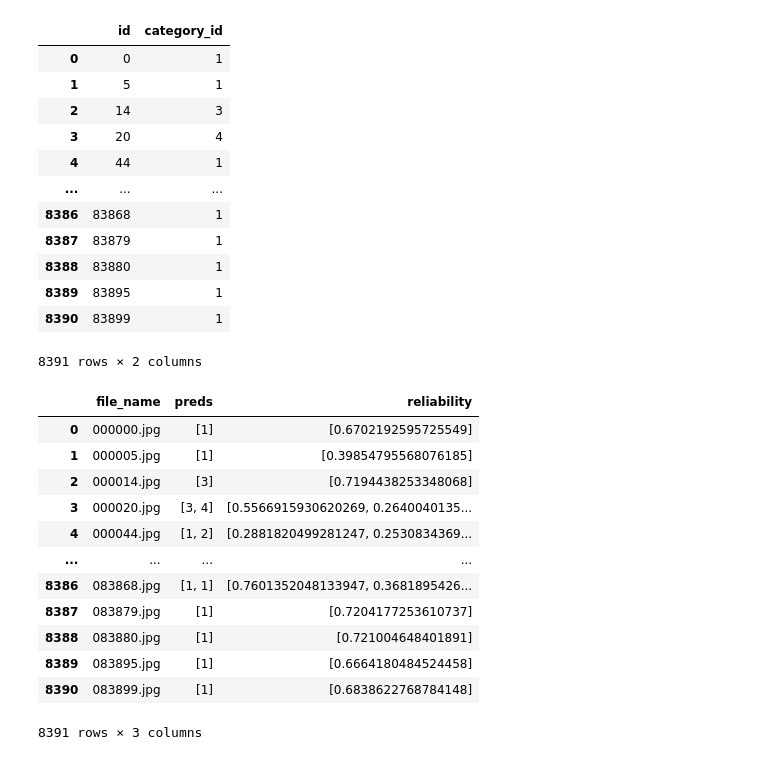
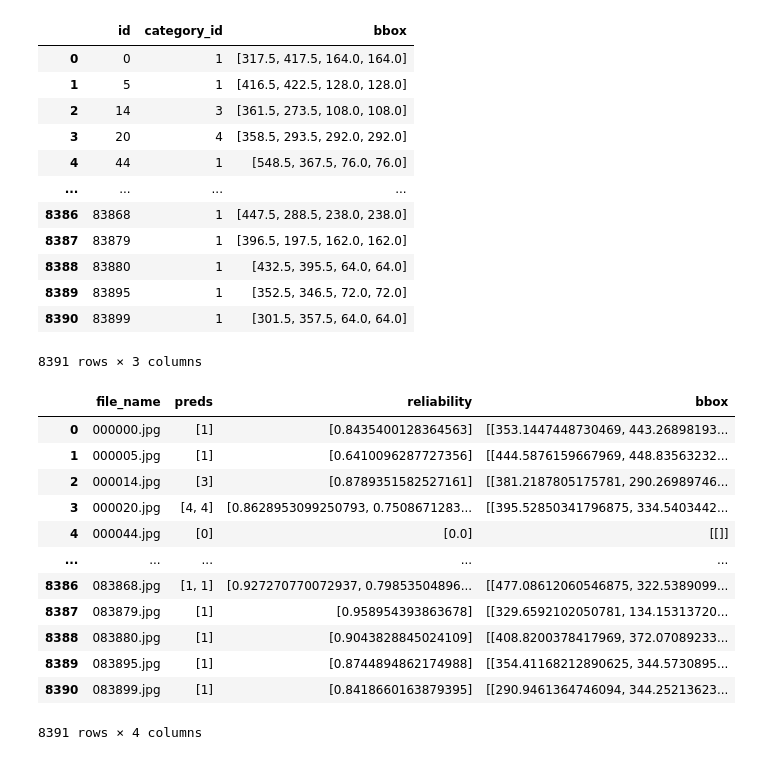
Before and after one commit to a5chin/AMED, a Jupyter notebook: notebook/confusion_matrix.ipynb, the cells around one changed output. Saved outputs shown, nothing was run; the diff lists cells and outputs as text; code cells hidden in the pictures.

```diff
--- a/notebook/confusion_matrix.ipynb
+++ b/notebook/confusion_matrix.ipynb
@@ -8,7 +10,7 @@ import seaborn as sns; sns.set()
 class Matrix:
     def __init__(self,
         data_file: str=r'//aka/work/hara.e/AMED/lib/dataset/annotations/test.json',
-        preds_file: str=r'//aka/work/hara.e/AMED/YOLOX4/YOLOX_outputs/amed/metric.json',
+        preds_file: str=r'//aka/work/hara.e/AMED/weights/YOLOX/four/metric0.4.json',
     ):
         with open(preds_file, "r") as f:
             self.preds = json.load(f)
@@ -19,47 +19,51 @@ mat = Matrix()
+# %%
+mat = Matrix(preds_file=r"//aka/work/hara.e/AMED/weights/CenterNet/stepwise2/metric0.4.json")
 # %%
-data = {"id": [], "category_id": []}
+data = {"id": [], "category_id": [], "bbox": []}
 
 for d in mat.data:
     data["id"].append(d["id"])
     data["category_id"].append(d["category_id"])
+    data["bbox"].append(d["bbox"])
 
 data = pd.DataFrame(data)
 data
 # %% [output]
-|  | id | category_id |
-| 0 | 0 | 1 |
-| 1 | 5 | 1 |
-| 2 | 14 | 3 |
-| 3 | 20 | 4 |
-| 4 | 44 | 1 |
-| ... | ... | ... |
-| 8386 | 83868 | 1 |
-| 8387 | 83879 | 1 |
-| 8388 | 83880 | 1 |
-| 8389 | 83895 | 1 |
-| 8390 | 83899 | 1 |
+|  | id | category_id | bbox |
+| 0 | 0 | 1 | [317.5, 417.5, 164.0, 164.0] |
+| 1 | 5 | 1 | [416.5, 422.5, 128.0, 128.0] |
+| 2 | 14 | 3 | [361.5, 273.5, 108.0, 108.0] |
+| 3 | 20 | 4 | [358.5, 293.5, 292.0, 292.0] |
+| 4 | 44 | 1 | [548.5, 367.5, 76.0, 76.0] |
+| ... | ... | ... | ... |
+| 8386 | 83868 | 1 | [447.5, 288.5, 238.0, 238.0] |
+| 8387 | 83879 | 1 | [396.5, 197.5, 162.0, 162.0] |
+| 8388 | 83880 | 1 | [432.5, 395.5, 64.0, 64.0] |
+| 8389 | 83895 | 1 | [352.5, 346.5, 72.0, 72.0] |
+| 8390 | 83899 | 1 | [301.5, 357.5, 64.0, 64.0] |
-8391 rows × 2 columns
+8391 rows × 3 columns
 # %%
-preds = {"file_name": [], "preds": [], "reliability": []}
+preds = {"file_name": [], "preds": [], "reliability": [], "bbox": []}
 
-for f, p, r in zip(mat.preds["images"], mat.preds["preds"], mat.preds["reliability"]):
+for f, p, r, b in zip(mat.preds["file_name"], mat.preds["preds"], mat.preds["reliability"], mat.preds["bbox"]):
     preds["file_name"].append(f)
     preds["preds"].append(p)
     preds["reliability"].append(r)
+    preds["bbox"].append(b)
 
 preds = pd.DataFrame(preds)
 preds
 # %% [output]
-|  | file_name | preds | reliability |
-| 0 | 000000.jpg | [1] | [0.6702192595725549] |
-| 1 | 000005.jpg | [1] | [0.39854795568076185] |
-| 2 | 000014.jpg | [3] | [0.7194438253348068] |
-| 3 | 000020.jpg | [3, 4] | [0.5566915930620269, 0.2640040135... |
-| 4 | 000044.jpg | [1, 2] | [0.2881820499281247, 0.2530834369... |
-| ... | ... | ... | ... |
-| 8386 | 083868.jpg | [1, 1] | [0.7601352048133947, 0.3681895426... |
-| 8387 | 083879.jpg | [1] | [0.7204177253610737] |
-| 8388 | 083880.jpg | [1] | [0.721004648401891] |
-| 8389 | 083895.jpg | [1] | [0.6664180484524458] |
-| 8390 | 083899.jpg | [1] | [0.6838622768784148] |
+|  | file_name | preds | reliability | bbox |
+| 0 | 000000.jpg | [1] | [0.8435400128364563] | [[353.1447448730469, 443.26898193... |
+| 1 | 000005.jpg | [1] | [0.6410096287727356] | [[444.5876159667969, 448.83563232... |
+| 2 | 000014.jpg | [3] | [0.8789351582527161] | [[381.2187805175781, 290.26989746... |
+| 3 | 000020.jpg | [4, 4] | [0.8628953099250793, 0.7508671283... | [[395.52850341796875, 334.5403442... |
+| 4 | 000044.jpg | [0] | [0.0] | [[]] |
+| ... | ... | ... | ... | ... |
+| 8386 | 083868.jpg | [1, 1] | [0.927270770072937, 0.79853504896... | [[477.08612060546875, 322.5389099... |
+| 8387 | 083879.jpg | [1] | [0.958954393863678] | [[329.6592102050781, 134.15313720... |
+| 8388 | 083880.jpg | [1] | [0.9043828845024109] | [[408.8200378417969, 372.07089233... |
+| 8389 | 083895.jpg | [1] | [0.8744894862174988] | [[354.41168212890625, 344.5730895... |
+| 8390 | 083899.jpg | [1] | [0.8418660163879395] | [[290.9461364746094, 344.25213623... |
-8391 rows × 3 columns
+8391 rows × 4 columns
```
Also changed, not shown: parts of 14 cells of this notebook.
